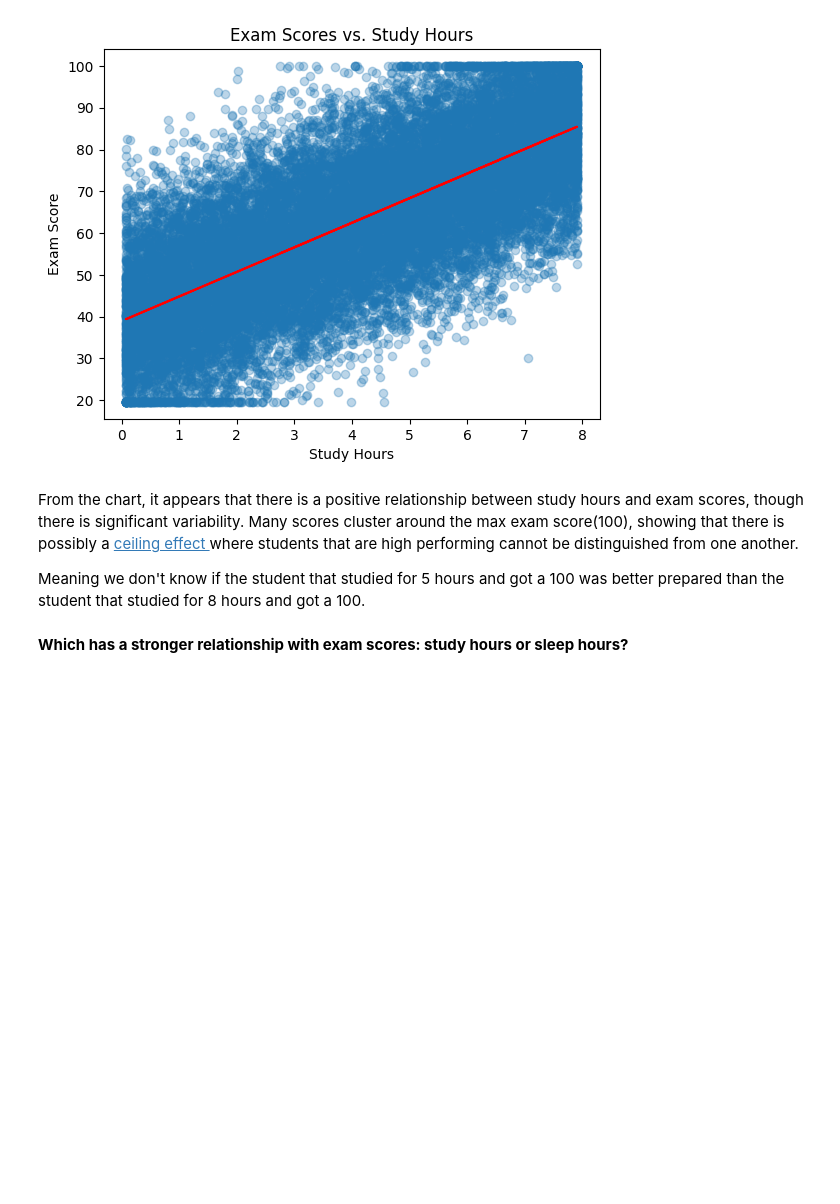
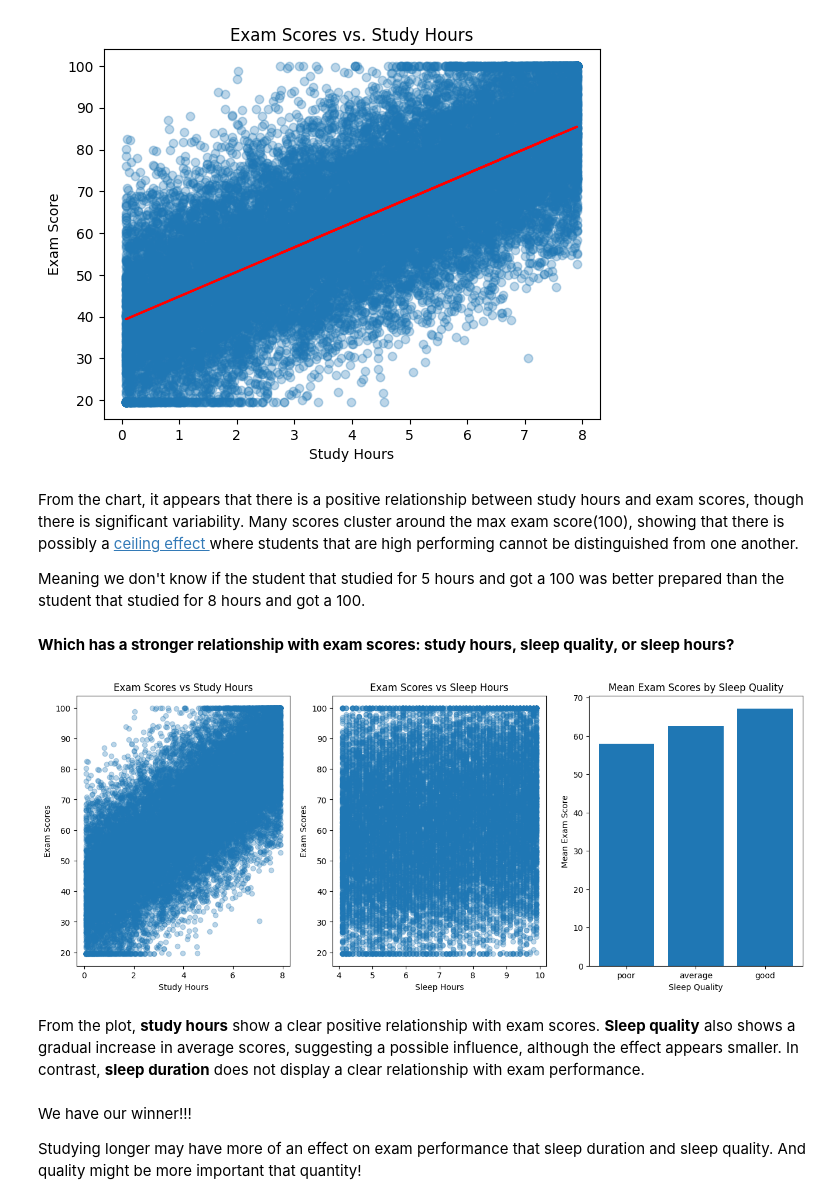
Before and after one commit to Bolajiiii/Data-Science-From-Scratch-Journey, a Jupyter notebook: chapter_5/02_relationships_in_data.ipynb, the cells around one changed output. Cells and saved outputs as stored; diff of their text form; code cells hidden in the pictures; blank space fills up the shorter version.

```diff
--- a/chapter_5/02_relationships_in_data.ipynb
+++ b/chapter_5/02_relationships_in_data.ipynb
@@ -50,8 +50,35 @@ From the chart, it appears that there is a positive relationship between study h
 
 Meaning we don't know if the student that studied for 5 hours and got a 100 was better prepared than the student that studied for 8 hours and got a 100.
 # %% [markdown]
-**Which has a stronger relationship with exam scores: study hours or sleep hours?**
+**Which has a stronger relationship with exam scores: study hours, sleep quality, or sleep hours?**
 # %%
-fig, ax = plt.subplots(2, 2)
+sleep_exam = df.groupby('sleep_quality')['exam_score'].mean().sort_values()
 
-ax.
+fig, (ax1, ax2, ax3) = plt.subplots(1, 3, figsize=(16,6))
+
+ax1.scatter(x=df['study_hours'], y=df['exam_score'], alpha=0.3)
+ax2.scatter(x=df['sleep_hours'], y=df['exam_score'], alpha=0.3)
+ax3.bar(x=sleep_exam.index, height=sleep_exam.values)
+
+ax1.set_title('Exam Scores vs Study Hours')
+ax1.set_xlabel('Study Hours')
+ax1.set_ylabel('Exam Scores')
+
+ax2.set_title('Exam Scores vs Sleep Hours')
+ax2.set_xlabel('Sleep Hours')
+ax2.set_ylabel('Exam Scores')
+
+ax3.set_title('Mean Exam Scores by Sleep Quality')
+ax3.set_xlabel('Sleep Quality')
+ax3.set_ylabel('Mean Exam Score')
+
+
+plt.show()
+# %% [output]
+[figure, added]
+# %% [markdown]
+From the plot, **study hours** show a clear positive relationship with exam scores. **Sleep quality** also shows a gradual increase in average scores, suggesting a possible influence, although the effect appears smaller. In contrast, **sleep duration** does not display a clear relationship with exam performance.
+# %% [markdown]
+We have our winner!!!
+
+Studying longer may have more of an effect on exam performance that sleep duration and sleep quality. And quality might be more important that quantity!
```
